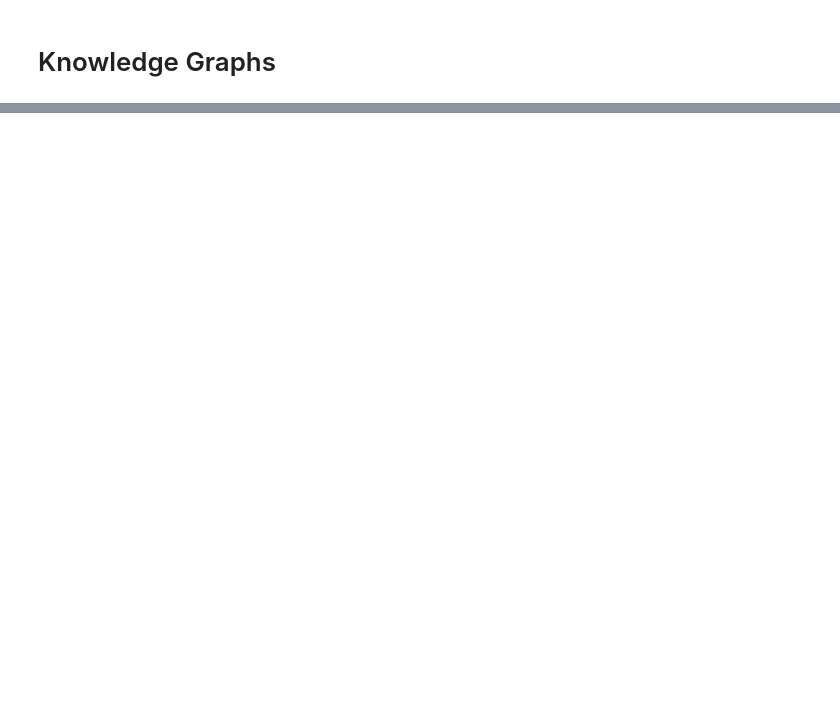
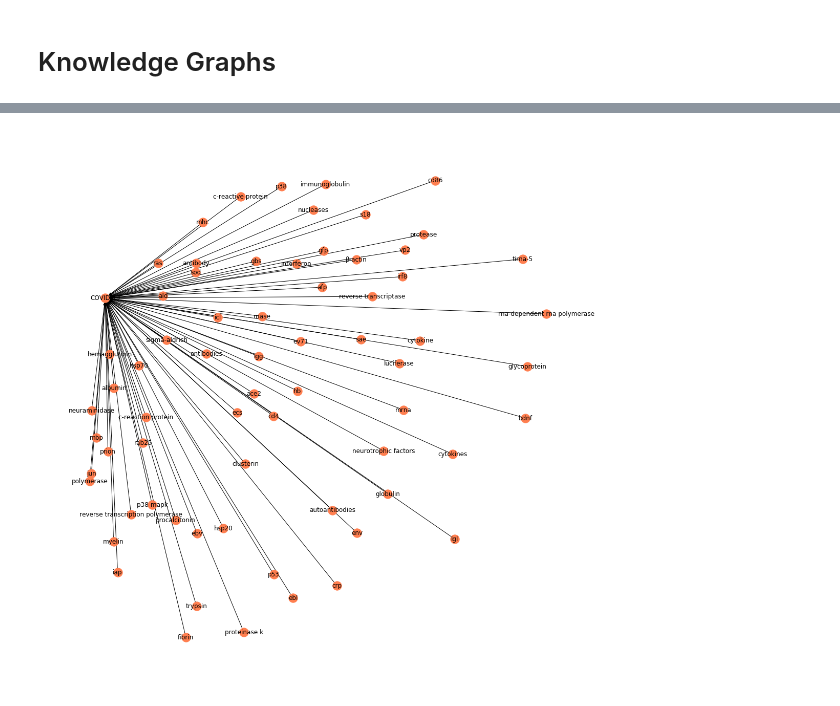
Before and after one commit to tsantosh7/Unsupervised-Supervised-Protein-Genes-Diseases-Organisms-Extraction, a Jupyter notebook: Notebooks/OTAR/Covid-19 Target-Disease Graph/Preprints-COVID-19 Gene-Disease Knowledge Graph From EuropePMC.ipynb, the cells around one changed output, grey strips where cells are left out. Drawn from its saved outputs; the diff is of its cells as text; code cells hidden in the pictures; blank space fills up the shorter version.

```diff
--- a/Notebooks/OTAR/Covid-19 Target-Disease Graph/Preprints-COVID-19 Gene-Disease Knowledge Graph From EuropePMC.ipynb
+++ b/Notebooks/OTAR/Covid-19 Target-Disease Graph/Preprints-COVID-19 Gene-Disease Knowledge Graph From EuropePMC.ipynb
@@ -128 +166,22 @@ plt.show()
+# %%
+# Strength 2 ( 5 times occurance)
+f_df_2 = new_df[new_df['weight']>2]
+
+G=nx.from_pandas_edgelist(f_df_5, "gene", "disease",
+                          edge_attr=True, create_using=nx.MultiDiGraph())
+
+plt.figure(figsize=(15,15))
+
+# pos = nx.spring_layout(G)
+pos = nx.fruchterman_reingold_layout(G, k =0.9, iterations =20)
+
+nx.draw(G,
+        with_labels=True,
+        node_color='coral',
+        edge_cmap=plt.cm.Blues,
+        pos = pos)
+
+plt.show()
+# %% [output]
+[figure, added]
 # %%
```
Also changed, not shown: parts of 16 cells of this notebook, 2 other files.
